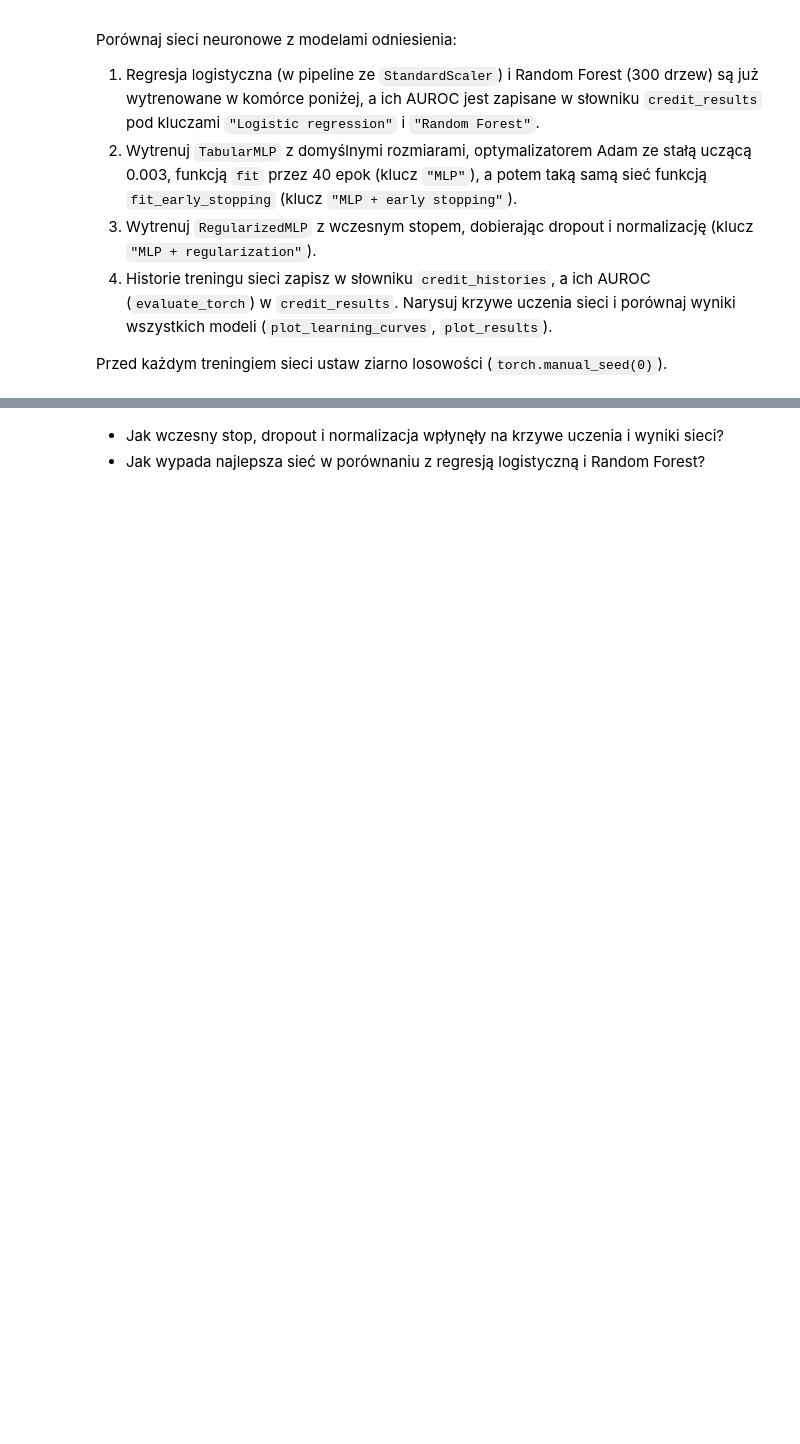
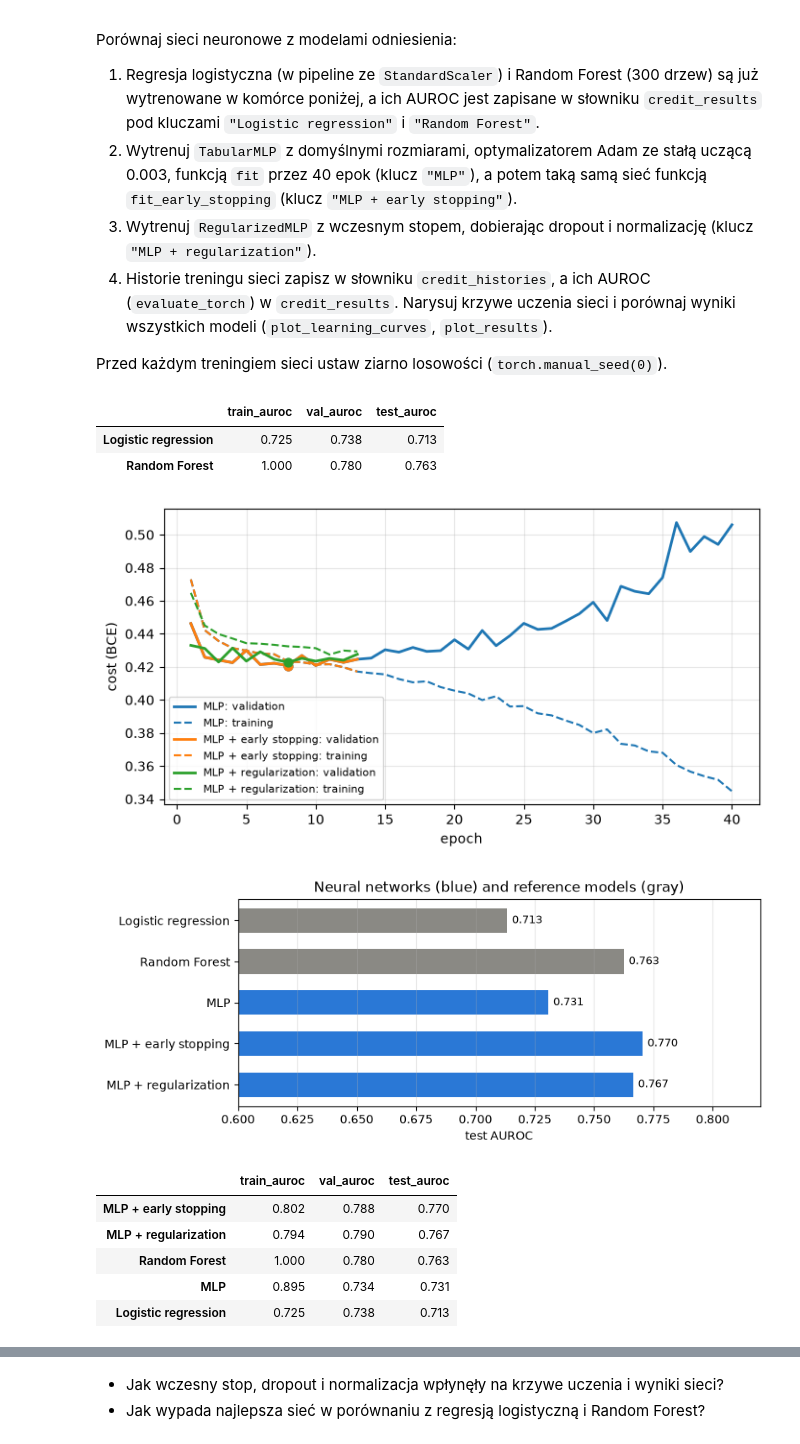
Before and after one commit to MateuszMajta/podstawy-sztucznej-inteligencji, a Jupyter notebook: lab3/lab_3.ipynb, the cells around one changed output, grey strips where cells are left out. Drawn from its saved outputs; the diff is of its cells as text; code cells hidden in the pictures; blank space fills up the shorter version.

```diff
--- a/lab3/lab_3.ipynb
+++ b/lab3/lab_3.ipynb
@@ -1852,3 +1861,16 @@ Przygotuj dane do treningu sieci:
+# %%
+# your_code
+Xc_train, Xc_test, yc_train, yc_test = train_test_split(
+    df_credit, y_credit, test_size=0.2, stratify=y_credit, random_state=0
+)
+Xc_train, Xc_val, yc_train, yc_val = train_test_split(
+    Xc_train, yc_train, test_size=0.2, stratify=yc_train, random_state=0
+)
+Xc_train_t, yc_train_t = to_tensors(Xc_train, yc_train)
+Xc_val_t, yc_val_t = to_tensors(Xc_val, yc_val)
+Xc_test_t, yc_test_t = to_tensors(Xc_test, yc_test)
+
+credit_loader = DataLoader(TabularDataset(Xc_train_t, yc_train_t), batch_size=256, shuffle=True)
 # %%
 assert len(Xc_train) == len(yc_train) == 19177
 assert len(Xc_val) == len(yc_val) == 4795
@@ -1887,3 +1911,7 @@ rf_credit.fit(Xc_train, yc_train)
 credit_results["Random Forest"] = evaluate_sklearn(rf_credit, *credit_splits)
 
 pd.DataFrame(credit_results).T.round(3)
+# %% [output]
+|  | train_auroc | val_auroc | test_auroc |
+| Logistic regression | 0.725 | 0.738 | 0.713 |
+| Random Forest | 1.000 | 0.780 | 0.763 |
@@ -1892,3 +1918,38 @@ pd.DataFrame(credit_results).T.round(3)
+# %%
+# your_code
+nc_features = Xc_train_t.shape[1]
+credit_histories = {}
+torch.manual_seed(0)
+MLPc = TabularMLP(nc_features)
+optimizer = optim.Adam(MLPc.parameters(), lr=0.003)
+credit_histories["MLP"] = fit(MLPc, optimizer, credit_loader, Xc_val_t, yc_val_t, epochs=40)
+credit_splits_t = (Xc_train_t, Xc_val_t, Xc_test_t, yc_train, yc_val, yc_test)
+credit_results["MLP"] = evaluate_torch(MLPc, *credit_splits_t)
+
+torch.manual_seed(0)
+MLPc_early = TabularMLP(nc_features)
+optimizer = optim.Adam(MLPc_early.parameters(), lr=0.003)
+credit_histories["MLP + early stopping"] = fit_early_stopping(MLPc_early, optimizer, credit_loader, Xc_val_t, yc_val_t)
+credit_results["MLP + early stopping"] = evaluate_torch(MLPc_early, *credit_splits_t)
+
+torch.manual_seed(0)
+MLPc_regul = RegularizedMLP(nc_features, dropout=0.3, norm="batch")
+optimizer = optim.Adam(MLPc_regul.parameters(), lr=0.003)
+credit_histories["MLP + regularization"] = fit_early_stopping(MLPc_regul, optimizer, credit_loader, Xc_val_t, yc_val_t)
+credit_results["MLP + regularization"] = evaluate_torch(MLPc_regul, *credit_splits_t)
+# %%
+plot_learning_curves(credit_histories, ["MLP", "MLP + early stopping", "MLP + regularization"])
+plot_results(credit_results, xlim=(0.6, 0.82))
+pd.DataFrame(credit_results).T.round(3).sort_values("test_auroc", ascending=False)
+# %% [output]
+[figure, added]
+[figure, added]
+|  | train_auroc | val_auroc | test_auroc |
+| MLP + early stopping | 0.802 | 0.788 | 0.770 |
+| MLP + regularization | 0.794 | 0.790 | 0.767 |
+| Random Forest | 1.000 | 0.780 | 0.763 |
+| MLP | 0.895 | 0.734 | 0.731 |
+| Logistic regression | 0.725 | 0.738 | 0.713 |
 # %%
 names = ["MLP", "MLP + early stopping", "MLP + regularization"]
 assert set(credit_results) == {"Logistic regression", "Random Forest", *names}
```
Also changed, not shown: parts of 20 cells of this notebook.
